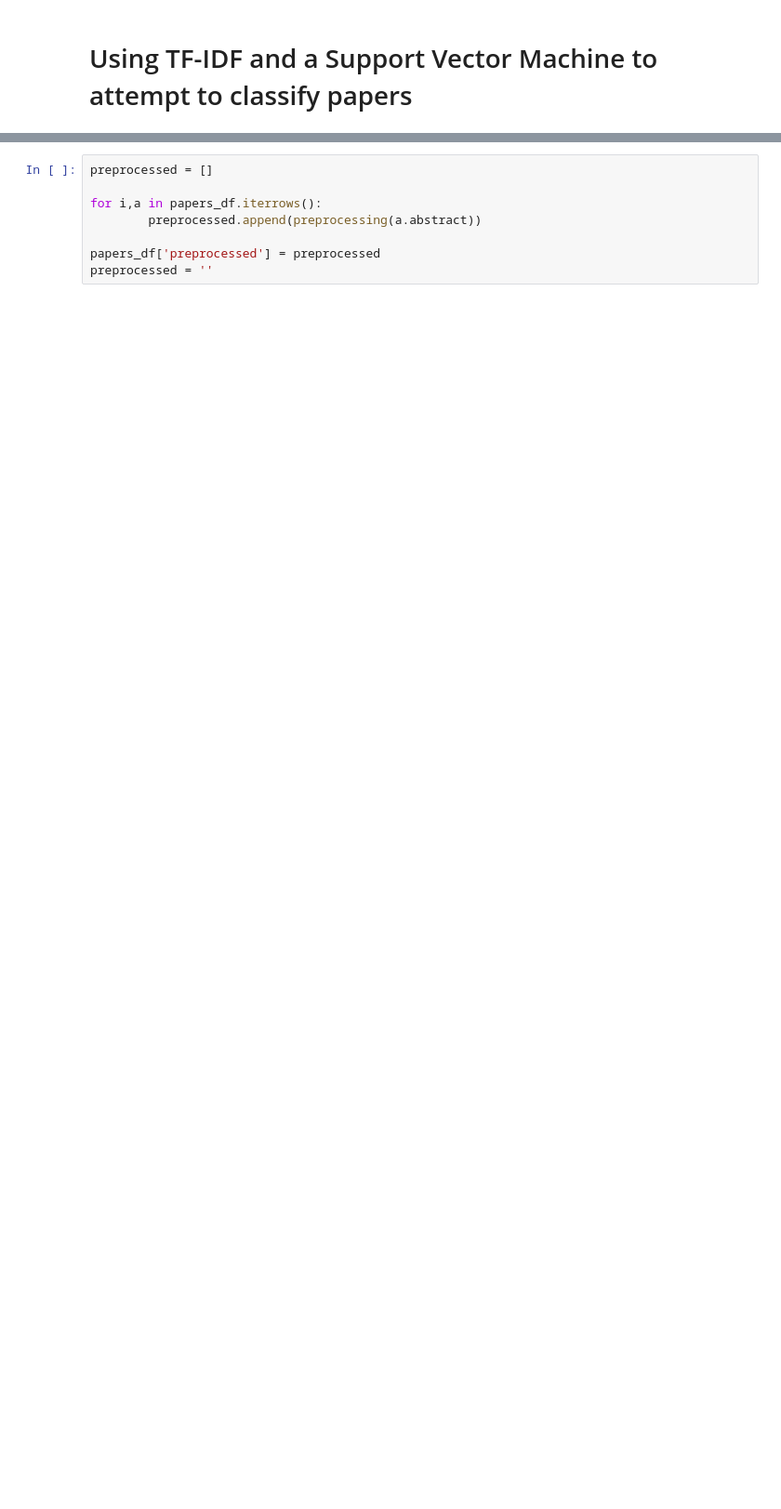
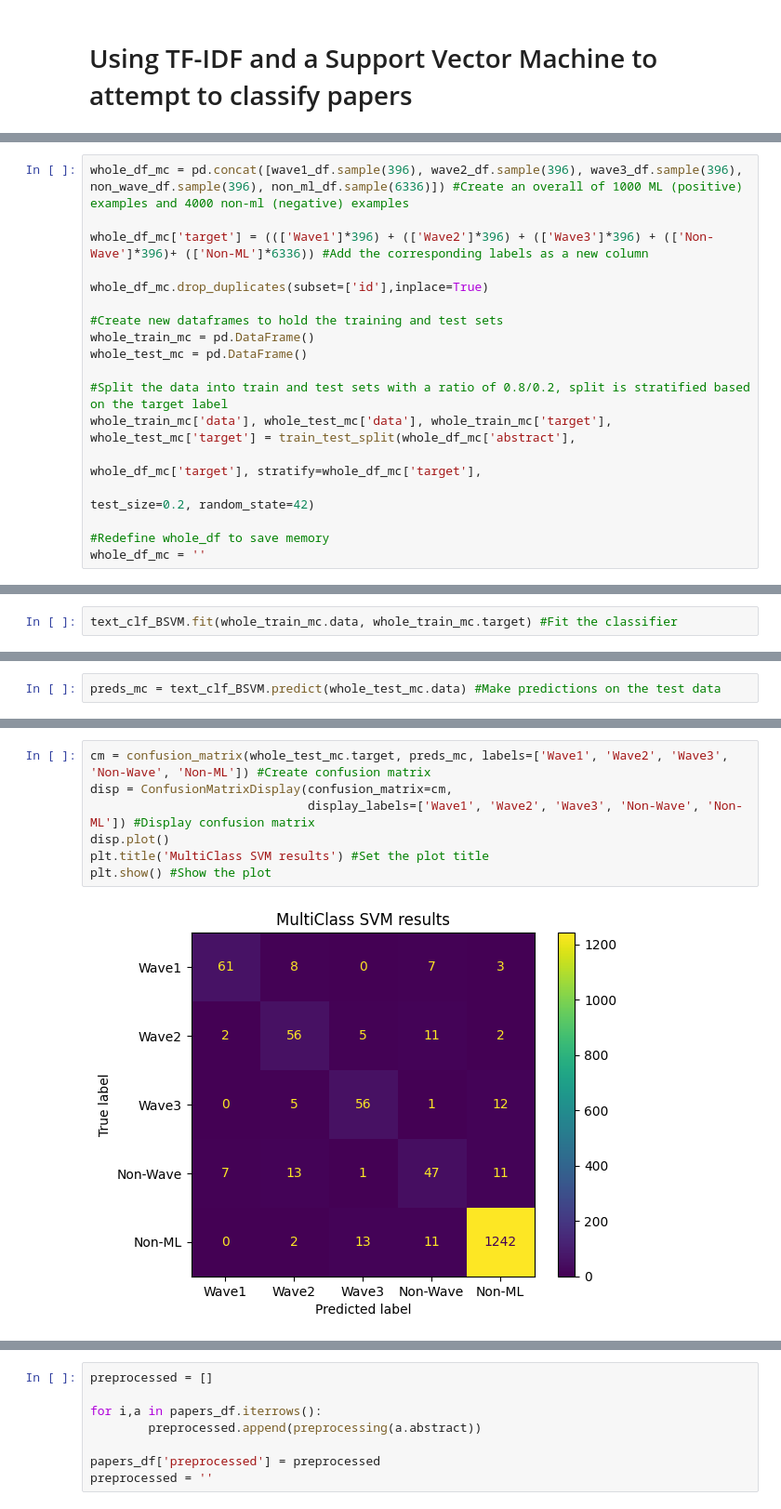
Before and after one commit to TomGervers/arXiv_astro_ML, a Jupyter notebook: arXiv_exploration.ipynb, the cells around one changed output, grey strips where cells are left out. Shown at 93% size. Drawn from its saved outputs; the diff is of its cells as text; blank space fills up the shorter version.

```diff
--- a/arXiv_exploration.ipynb
+++ b/arXiv_exploration.ipynb
@@ -272,0 +220,18 @@ Pipeline(steps=[('vect', CountVectorizer()), ('tfidf', TfidfTransformer()),
+# %%
+whole_df_mc = pd.concat([wave1_df.sample(396), wave2_df.sample(396), wave3_df.sample(396), non_wave_df.sample(396), non_ml_df.sample(6336)]) #Create an overall of 1000 ML (positive) examples and 4000 non-ml (negative) examples
+
+whole_df_mc['target'] = ((['Wave1']*396) + (['Wave2']*396) + (['Wave3']*396) + (['Non-Wave']*396)+ (['Non-ML']*6336)) #Add the corresponding labels as a new column
+
+whole_df_mc.drop_duplicates(subset=['id'],inplace=True)
+
+#Create new dataframes to hold the training and test sets
+whole_train_mc = pd.DataFrame()
+whole_test_mc = pd.DataFrame()
+
+#Split the data into train and test sets with a ratio of 0.8/0.2, split is stratified based on the target label
+whole_train_mc['data'], whole_test_mc['data'], whole_train_mc['target'], whole_test_mc['target'] = train_test_split(whole_df_mc['abstract'],
+                                                                                                        whole_df_mc['target'], stratify=whole_df_mc['target'],
+                                                                                                        test_size=0.2, random_state=42)
+
+#Redefine whole_df to save memory
+whole_df_mc = ''
@@ -272,0 +266,2 @@ Pipeline(steps=[('vect', CountVectorizer()), ('tfidf', TfidfTransformer()),
+# %%
+text_clf_BSVM.fit(whole_train_mc.data, whole_train_mc.target) #Fit the classifier
@@ -272,0 +273,2 @@ Pipeline(steps=[('vect', CountVectorizer()), ('tfidf', TfidfTransformer()),
+# %%
+preds_mc = text_clf_BSVM.predict(whole_test_mc.data) #Make predictions on the test data
@@ -272,0 +277,9 @@ Pipeline(steps=[('vect', CountVectorizer()), ('tfidf', TfidfTransformer()),
+# %%
+cm = confusion_matrix(whole_test_mc.target, preds_mc, labels=['Wave1', 'Wave2', 'Wave3', 'Non-Wave', 'Non-ML']) #Create confusion matrix
+disp = ConfusionMatrixDisplay(confusion_matrix=cm,
+                              display_labels=['Wave1', 'Wave2', 'Wave3', 'Non-Wave', 'Non-ML']) #Display confusion matrix
+disp.plot()
+plt.title('MultiClass SVM results') #Set the plot title
+plt.show() #Show the plot
+# %% [output]
+[figure, added]
```
Also changed, not shown: parts of 120 cells of this notebook.
